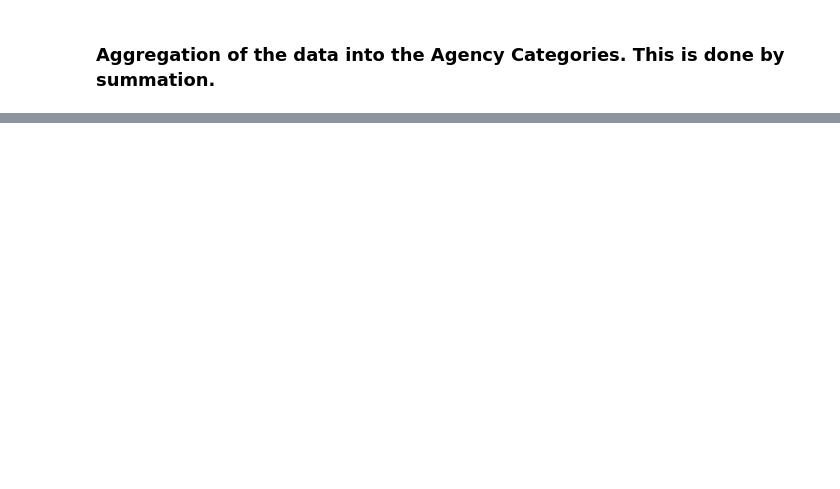
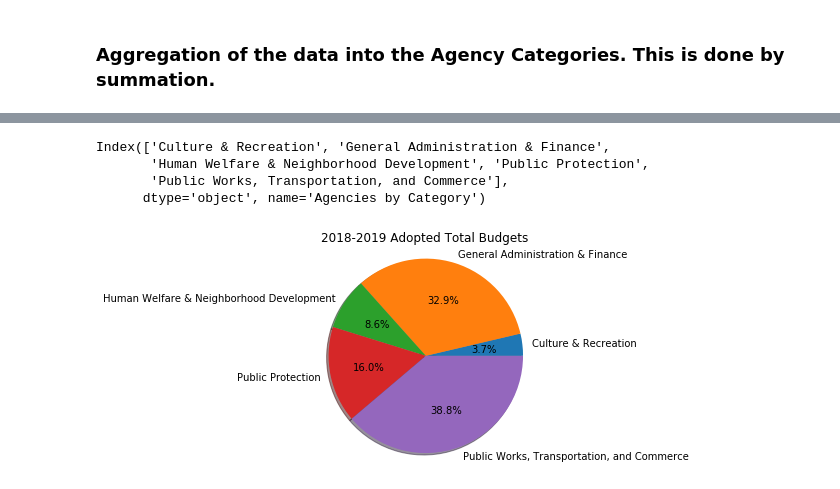
Before and after one commit to sfbrigade/datasci-police-budget, a Jupyter notebook: oaklanddataset/Agencies by Category.ipynb, the cells around one changed output, grey strips where cells are left out. Cells and saved outputs as stored; diff of their text form; code cells hidden in the pictures; blank space fills up the shorter version.

Commit message:
charts added

```diff
--- a/oaklanddataset/Agencies by Category.ipynb
+++ b/oaklanddataset/Agencies by Category.ipynb
@@ -142,3 +142,21 @@ agencies
 | Public Works, Transportation, and... | 1.151739e+09 | 1.259457e+09 | 1.224018e+09 |
 # %%
 agencies.to_csv('oak_agencies.csv')
+# %%
+agencies.index
+# %% [output]
+Index(['Culture & Recreation', 'General Administration & Finance',
+       'Human Welfare & Neighborhood Development', 'Public Protection',
+       'Public Works, Transportation, and Commerce'],
+      dtype='object', name='Agencies by Category')
+# %%
+#2018-2019
+amt = agencies['FY18-19 Midcycle Adopted Total']
+labels = agencies.index
+fig, ax1 = plt.subplots()
+ax1.pie(amt, labels=labels, shadow=True, autopct='%1.1f%%')
+ax1.axis('equal')
+plt.title('2018-2019 Adopted Total Budgets')
+plt.show()
+# %% [output]
+[figure, added]
```
Also changed, not shown: parts of 2 cells of this notebook.
